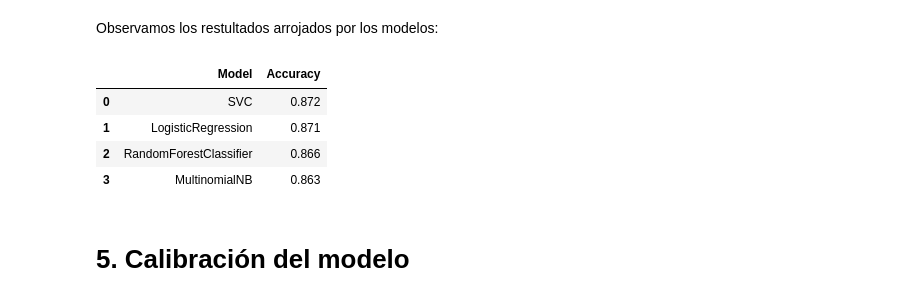
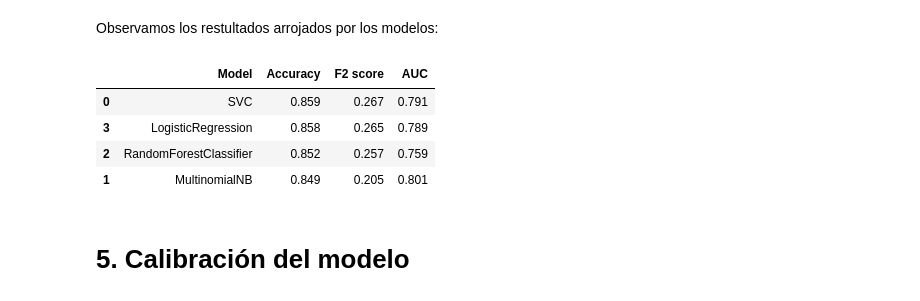
Before and after one commit to ComputingVictor/TFM_ValuationSentimentEngine, a Jupyter notebook: notebooks/reviews/1_1_MLModels.ipynb, the cells around one changed output. Saved outputs shown, nothing was run; the diff lists cells and outputs as text; code cells hidden in the pictures.

```diff
--- a/notebooks/reviews/1_1_MLModels.ipynb
+++ b/notebooks/reviews/1_1_MLModels.ipynb
@@ -475,20 +475,17 @@ AUC: 0.7892189051694174
 Observamos los restultados arrojados por los modelos:
 # %%
 results = pd.DataFrame({'Model': ['SVC', 'MultinomialNB', 'RandomForestClassifier', 'LogisticRegression'],
-                        'Accuracy': [0.859, 0.29, 0.403],
-                        'F2 score': [0.267, 0.267, 0.403],
-                        'AUC': [0.791, 0.658, 0.658]})
+                        'Accuracy': [0.859,0.849, 0.852, 0.858],
+                        'F2 score': [0.267,0.205, 0.257, 0.265],
+                        'AUC': [0.791,0.801, 0.759, 0.789]})
+
+results.sort_values(by='F2 score', ascending=False)
+# %% [output]
+|  | Model | Accuracy | F2 score | AUC |
+| 0 | SVC | 0.859 | 0.267 | 0.791 |
+| 3 | LogisticRegression | 0.858 | 0.265 | 0.789 |
+| 2 | RandomForestClassifier | 0.852 | 0.257 | 0.759 |
+| 1 | MultinomialNB | 0.849 | 0.205 | 0.801 |
-# %%
-results = pd.DataFrame({'Model': ['SVC', 'MultinomialNB', 'RandomForestClassifier', 'LogisticRegression'],
-                        'Accuracy': [0.859, 0.849, 0.403],
-                        'F2 score': [0.267, 0.205, 0.403],
-                        'AUC': [0.791, 0.80, 0.658]})
-# %% [output]
-|  | Model | Accuracy |
-| 0 | SVC | 0.872 |
-| 1 | LogisticRegression | 0.871 |
-| 2 | RandomForestClassifier | 0.866 |
-| 3 | MultinomialNB | 0.863 |
 # %% [markdown]
 # <a name="calibracion"> 5. Calibración del modelo <a>
 # %%
```
Also changed, not shown: parts of 1 cell of this notebook, 5 other files.
